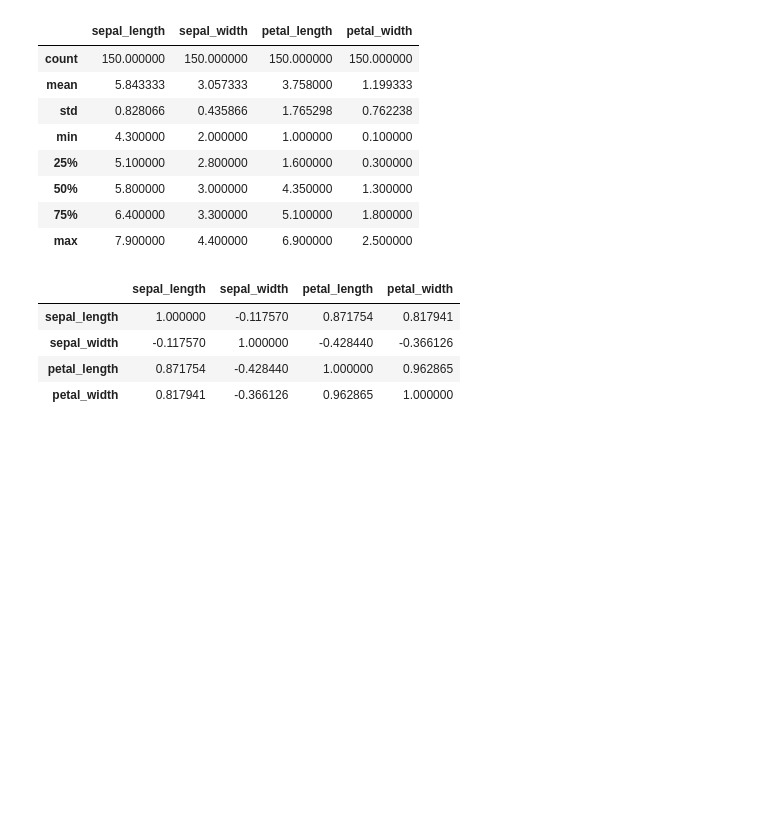
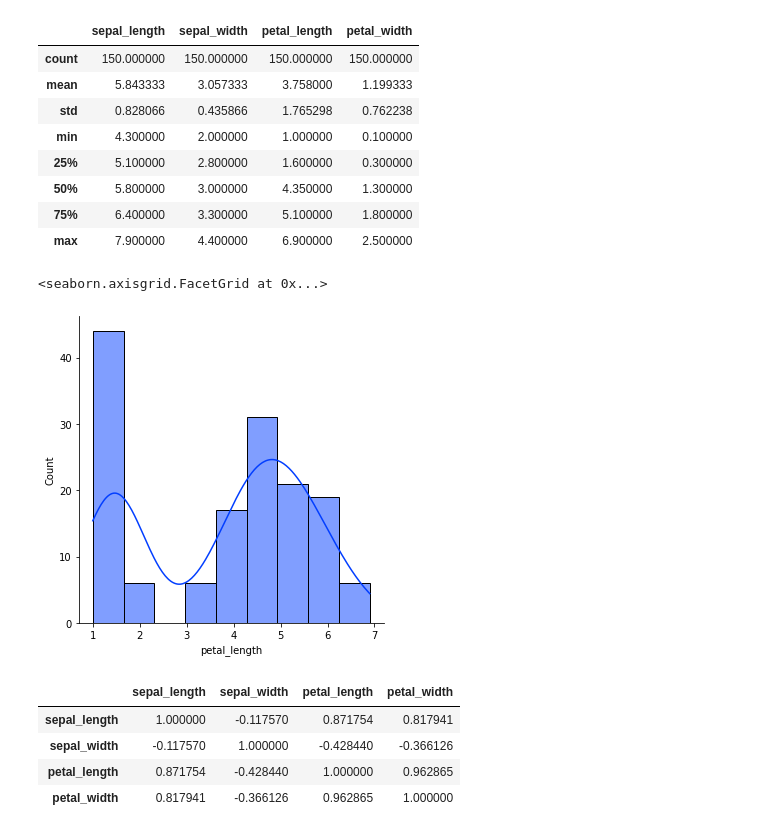
Before and after one commit to JulesMorris/numpy-pandas-visualization-exercises, a Jupyter notebook: seaborn_exercises.ipynb, the cells around one changed output. Drawn from its saved outputs; the diff is of its cells as text; code cells hidden in the pictures; blank space fills up the shorter version.

```diff
--- a/seaborn_exercises.ipynb
+++ b/seaborn_exercises.ipynb
@@ -57,30 +57,33 @@ iris.describe()
 # %%
 # 1) What does the distribution of petal lengths look like?
 
 #sns.displot(data = iris, x = 'petal_length')
 
-#sns.displot(data = iris,
-#            x = 'petal_length',
-#            kde = True)
+sns.displot(data = iris,
+            x = 'petal_length',
+            kde = True)
 
 
 #sns.displot(data = iris,
 #            x = 'petal_length',
 #           hue = 'species')
 
 #sns.histplot(data = iris,
 #            x = 'petal_length',
 #            y = 'petal_width',
 #           hue = 'species')
 
 #sns.histplot(data = iris,
 #           x = 'petal_length',
 #          y = 'species')
 
 #sns.displot(data = iris,
 #           x = 'petal_length',
 #           hue = 'species',
 #           multiple = 'stack')
+# %% [output]
+<seaborn.axisgrid.FacetGrid at 0x...>
+[figure, added]
 # %%
 # Is there a correlation between petal length and petal width? Use http://guessthecorrelation.com/
 # as a hint to how we could visually determine if a correlation exists between two numeric columns.
```
Also changed, not shown: parts of 16 cells of this notebook.
